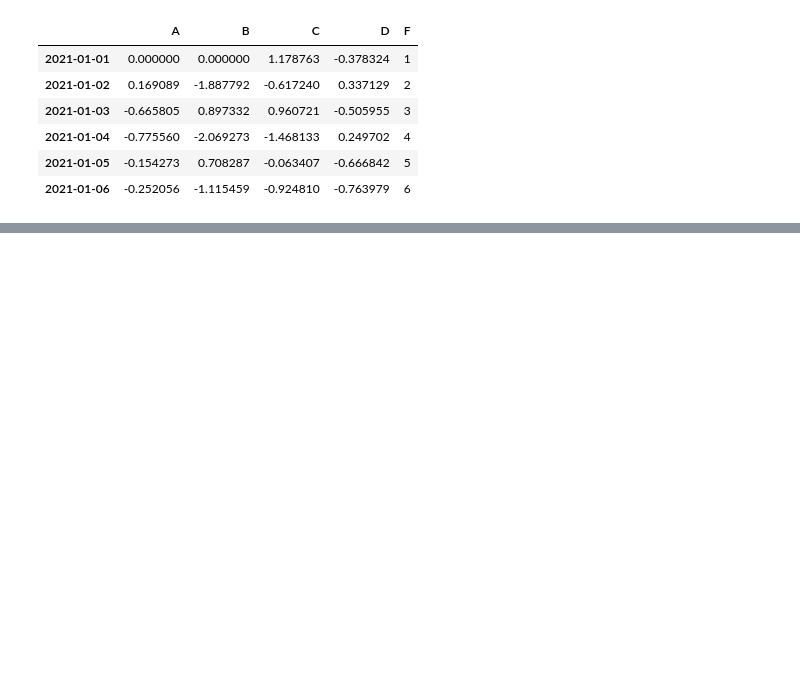
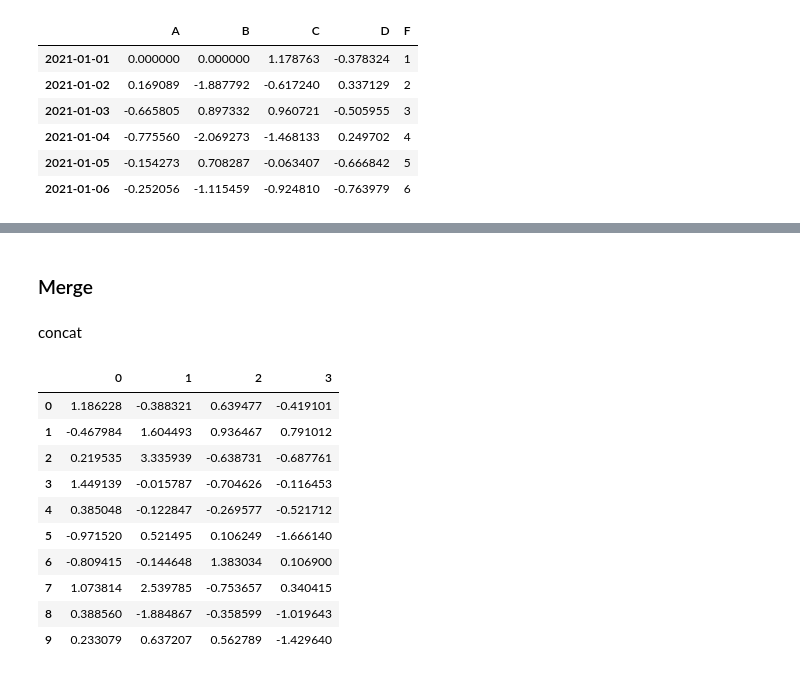
Before and after one commit to vilquer/Python, a Jupyter notebook: Tutorial_Pandas/10_,inutos_para_Pandas.ipynb, the cells around one changed output, grey strips where cells are left out. Saved outputs shown, nothing was run; the diff lists cells and outputs as text; code cells hidden in the pictures; blank space fills up the shorter version.

```diff
--- a/Tutorial_Pandas/10_,inutos_para_Pandas.ipynb
+++ b/Tutorial_Pandas/10_,inutos_para_Pandas.ipynb
@@ -406,0 +622,19 @@ df
+# %% [markdown]
+### Merge
+# %% [markdown]
+concat
+# %%
+df = pd.DataFrame(np.random.randn(10, 4))
+df
+# %% [output]
+|  | 0 | 1 | 2 | 3 |
+| 0 | 1.186228 | -0.388321 | 0.639477 | -0.419101 |
+| 1 | -0.467984 | 1.604493 | 0.936467 | 0.791012 |
+| 2 | 0.219535 | 3.335939 | -0.638731 | -0.687761 |
+| 3 | 1.449139 | -0.015787 | -0.704626 | -0.116453 |
+| 4 | 0.385048 | -0.122847 | -0.269577 | -0.521712 |
+| 5 | -0.971520 | 0.521495 | 0.106249 | -1.666140 |
+| 6 | -0.809415 | -0.144648 | 1.383034 | 0.106900 |
+| 7 | 1.073814 | 2.539785 | -0.753657 | 0.340415 |
+| 8 | 0.388560 | -1.884867 | -0.358599 | -1.019643 |
+| 9 | 0.233079 | 0.637207 | 0.562789 | -1.429640 |
```
Also changed, not shown: parts of 83 cells of this notebook.
